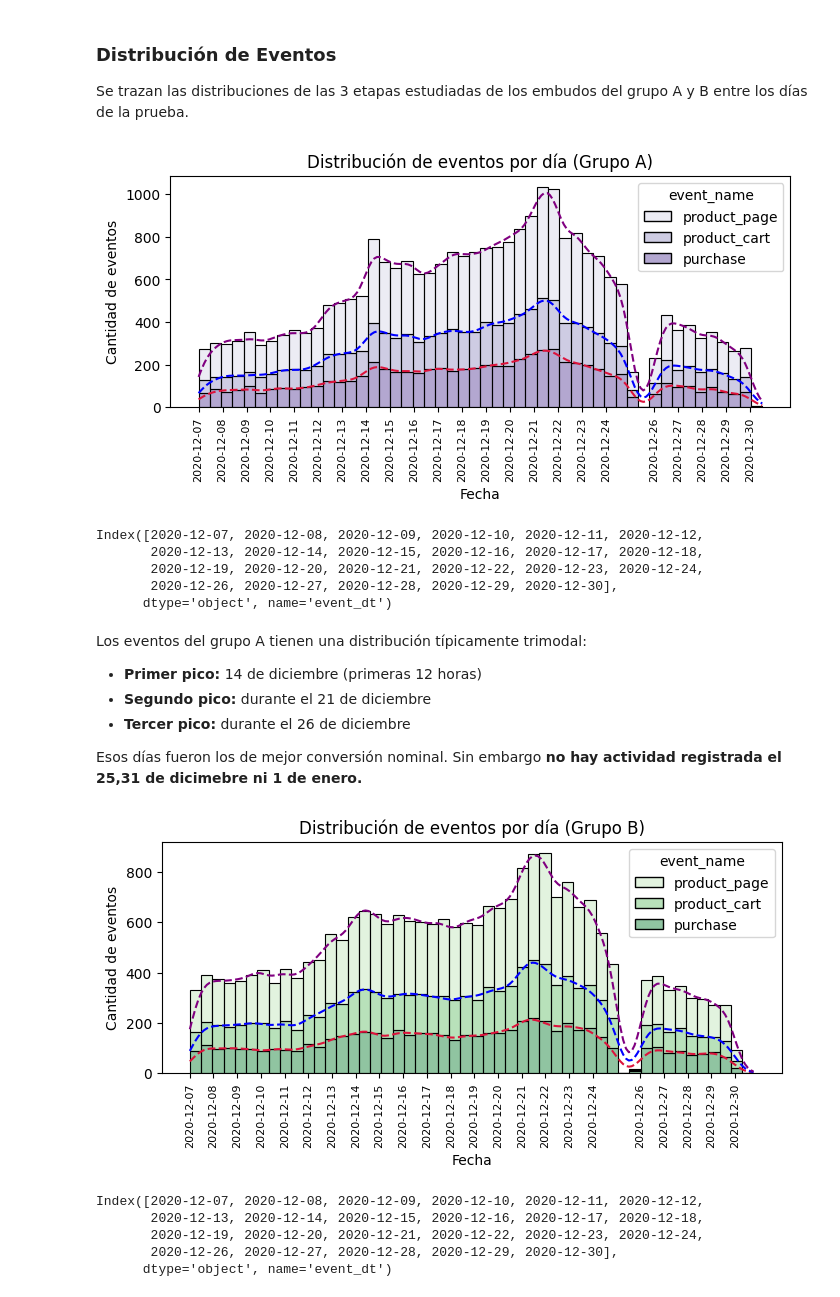
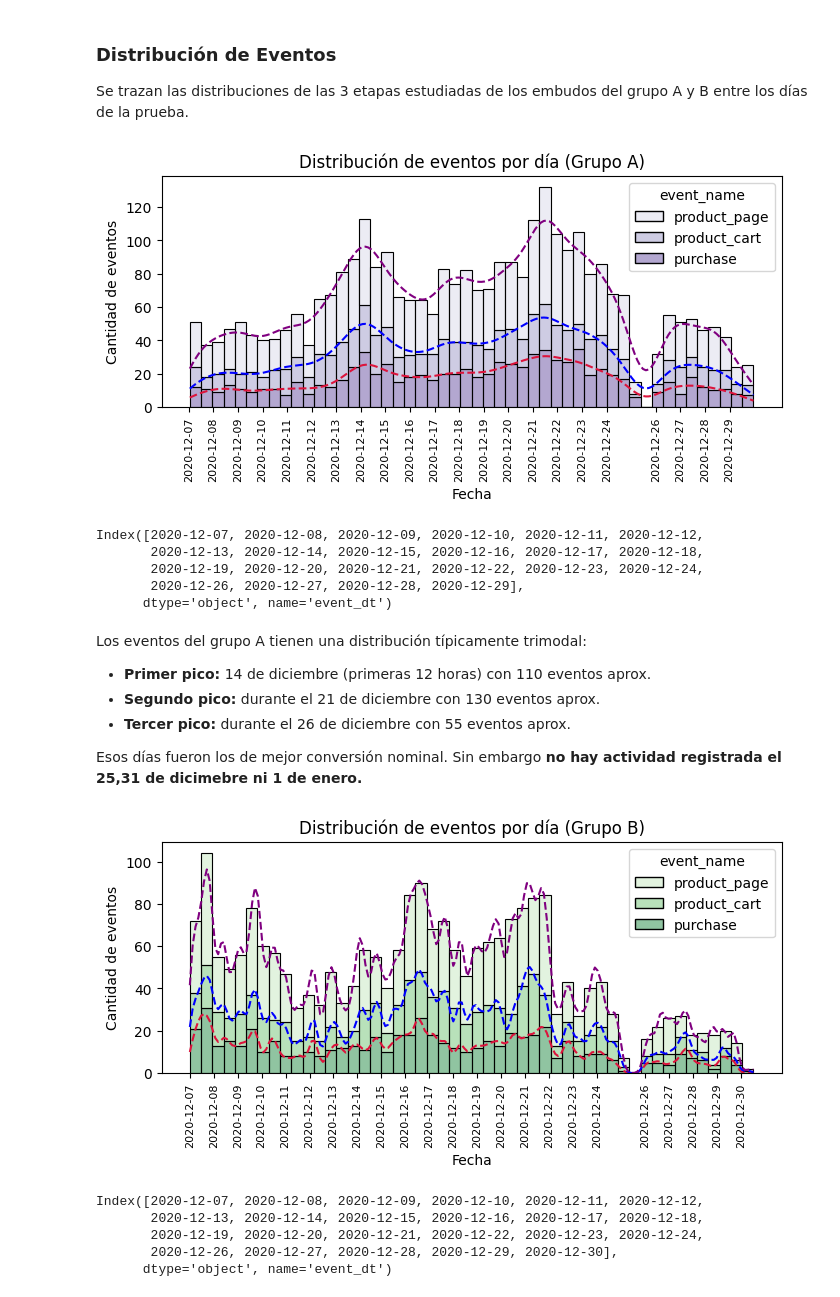
Before and after one commit to ScinDBad/DA_proyecto_final, a Jupyter notebook: test_ab.ipynb, the cells around one changed output. Cells and saved outputs as stored; diff of their text form; code cells hidden in the pictures.

```diff
--- a/test_ab.ipynb
+++ b/test_ab.ipynb
@@ -347,8 +357,11 @@ eu_new_users = new_users[new_users['region']=='EU']
 participants_eu = pd.merge(eu_new_users, participants, on='user_id', how='left')
 
 # Segmentar clientes por grupo A y B
-a_participants_eu = participants_eu[participants_eu['group']=='A']
-b_participants_eu = participants_eu[participants_eu['group']=='B']
+condition_a = "group == 'A' and ab_test == 'interface_eu_test'"
+a_participants_eu = participants_eu.query(condition_a)
+
+condition_b = "group == 'B' and ab_test == 'recommender_system_test'"
+b_participants_eu = participants_eu.query(condition_b)
 
 # Contar usuarios en grupos a y b
 print('a:', len(a_participants_eu))
@@ -388,9 +401,9 @@ events_ = events.merge(participants_eu_f, on='user_id', how='right')
 events_a = events_[events_['group']=='A']
 events_b = events_[events_['group']=='B']
 
-# Muestrear 6000 usuarios de cada grupo.
-a_random_users = pd.Series(events_a['user_id'].unique()).sample(6000, random_state=42)
-b_random_users = pd.Series(events_b['user_id'].unique()).sample(6000, random_state=42)
+# Muestrear 800 usuarios de cada grupo.
+a_random_users = pd.Series(events_a['user_id'].unique()).sample(800, random_state=42)
+b_random_users = pd.Series(events_b['user_id'].unique()).sample(800, random_state=42)
 
 # filtrarlos en la tabla de eventos.
 events_f_a = events_a[events_a['user_id'].isin(a_random_users)]
@@ -516,7 +529,7 @@ plt.xticks(rotation=90)
 plt.xticks(data_a['event_dt'].dt.date.unique(), fontsize=8)
 plt.show()
 # %% [output]
-[figure, old version]
+[figure, new version]
 # %%
 # Mostrar fechas de actividad registrada de usuarios
 data_a['event_dt'].dt.date.sort_values(ascending=True).value_counts().sort_index().index
@@ -524,38 +537,38 @@ data_a['event_dt'].dt.date.sort_values(ascending=True).value_counts().sort_index
 Index([2020-12-07, 2020-12-08, 2020-12-09, 2020-12-10, 2020-12-11, 2020-12-12,
        2020-12-13, 2020-12-14, 2020-12-15, 2020-12-16, 2020-12-17, 2020-12-18,
        2020-12-19, 2020-12-20, 2020-12-21, 2020-12-22, 2020-12-23, 2020-12-24,
-       2020-12-26, 2020-12-27, 2020-12-28, 2020-12-29, 2020-12-30],
+       2020-12-26, 2020-12-27, 2020-12-28, 2020-12-29],
       dtype='object', name='event_dt')
 # %% [markdown]
 Los eventos del grupo A tienen una distribución típicamente trimodal:
-- **Primer pico:** 14 de diciembre (primeras 12 horas)
-- **Segundo pico:** durante el 21 de diciembre
-- **Tercer pico:** durante el 26 de diciembre
+- **Primer pico:** 14 de diciembre (primeras 12 horas) con 110 eventos aprox.
+- **Segundo pico:** durante el 21 de diciembre con 130 eventos aprox.
+- **Tercer pico:** durante el 26 de diciembre con 55 eventos aprox.
 
 Esos días fueron los de mejor conversión nominal. Sin embargo __no hay actividad registrada el 25,31 de dicimebre ni 1 de enero.__
 # %%
 # Utilizar solo los 3 eventos estudiados del embudo
 data_b = events_f_b[events_f_b['event_name']!='login']
 hue_order = funnel_order[-3:] # orden de histogramas apilados
 
 # Trazar histograma apilado por eventos y personalizado
 plt.figure(figsize=(8,3))
 ax = sns.histplot(data=data_b, x='event_dt', hue='event_name', hue_order=hue_order,
              bins=50, multiple='stack', palette='Greens', kde=True,
-             line_kws={'linestyle': '--'}, kde_kws={'bw_adjust':0.4})
+             line_kws={'linestyle': '--'}, kde_kws={'bw_adjust':0.1})
 
 ax.lines[0].set_color('crimson')
 ax.lines[1].set_color('blue')
 ax.lines[2].set_color('purple')
 # Etiquetas
 plt.title('Distribución de eventos por día (Grupo B)')
 plt.xlabel('Fecha')
 plt.ylabel('Cantidad de eventos')
 plt.xticks(rotation=90)
 plt.xticks(data_b['event_dt'].dt.date.unique(), fontsize=8)
 plt.show()
 # %% [output]
-[figure, old version]
+[figure, new version]
 # %%
 # Mostrar fechas de actividad registrada de usuarios
 data_b['event_dt'].dt.date.sort_values(ascending=True).value_counts().sort_index().index
```
Also changed, not shown: parts of 17 cells of this notebook.
